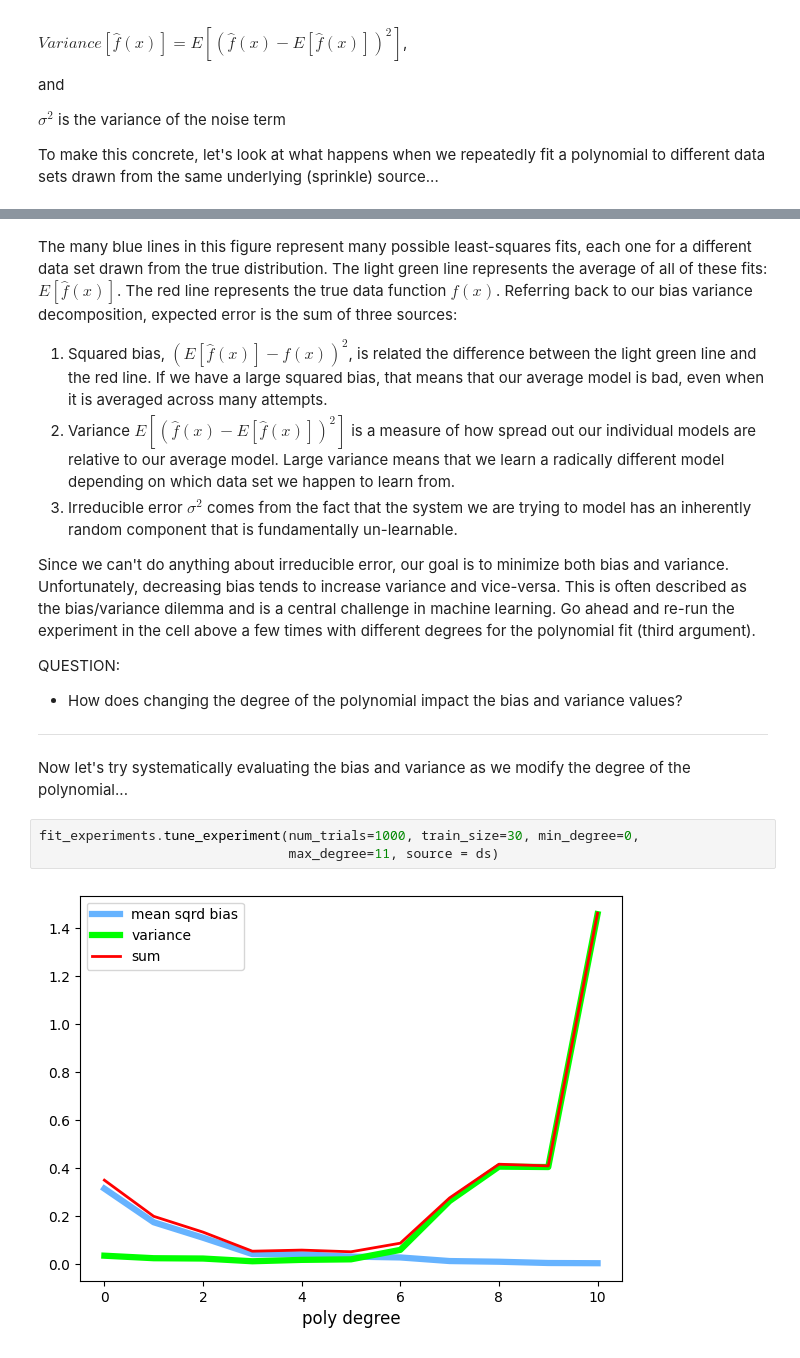
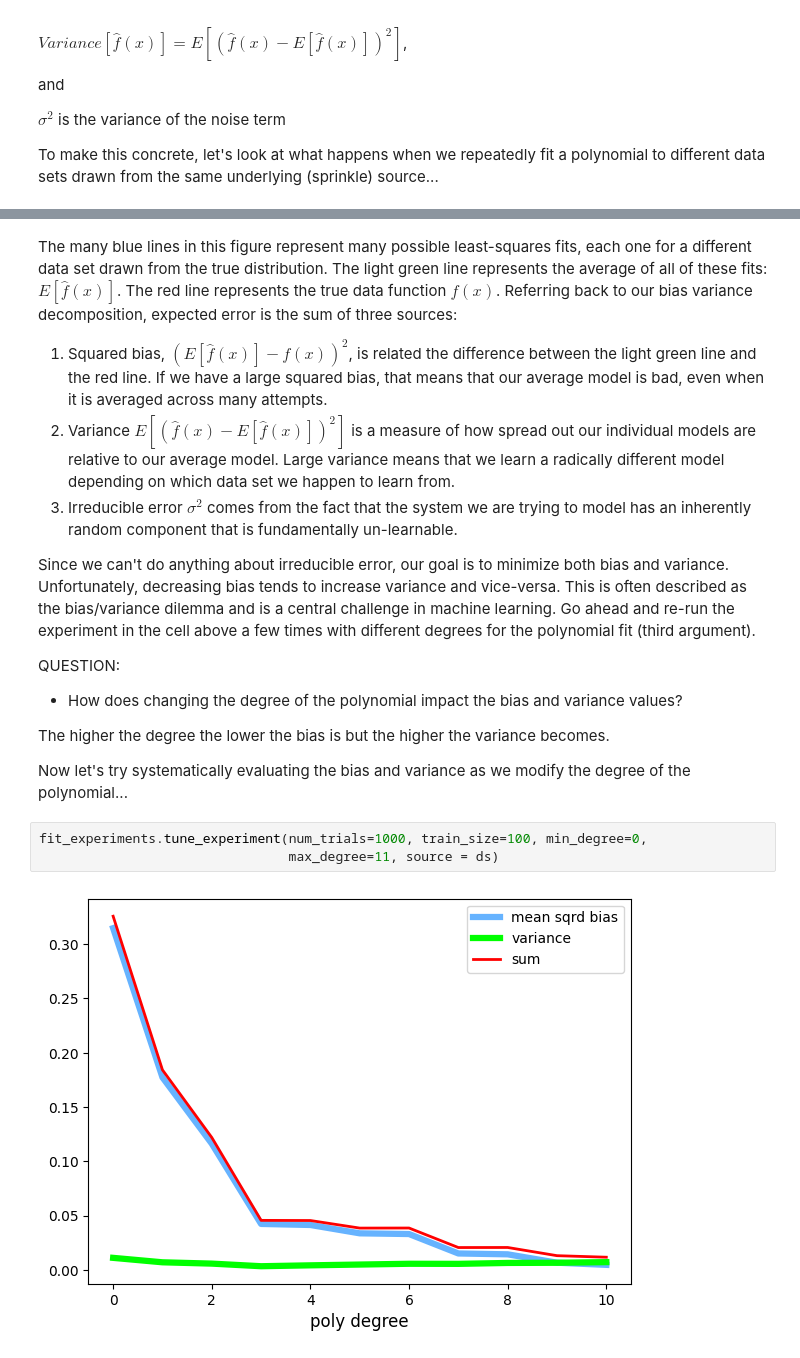
Before and after one commit to lanetb/Machine-Learning, a Jupyter notebook: lab3/sprinkles.ipynb, the cells around one changed output, grey strips where cells are left out. Saved outputs shown, nothing was run; the diff lists cells and outputs as text.

```diff
--- a/lab3/sprinkles.ipynb
+++ b/lab3/sprinkles.ipynb
@@ -172,14 +172,15 @@ Since we can't do anything about irreducible error, our goal is to minimize both
 
 QUESTION:
 * How does changing the degree of the polynomial impact the bias and variance values?
----
+
+The higher the degree the lower the bias is but the higher the variance becomes.
 
 Now let's try systematically evaluating the bias and variance as we modify the degree of the polynomial...
 # %%
-fit_experiments.tune_experiment(num_trials=1000, train_size=30, min_degree=0,
+fit_experiments.tune_experiment(num_trials=1000, train_size=100, min_degree=0,
                                 max_degree=11, source = ds)
 # %% [output]
-[figure, old version]
+[figure, new version]
 # %% [markdown]
 ## QUESTIONS?
 * Do these results match your intuitions?
```
Also changed, not shown: parts of 2 cells of this notebook.
